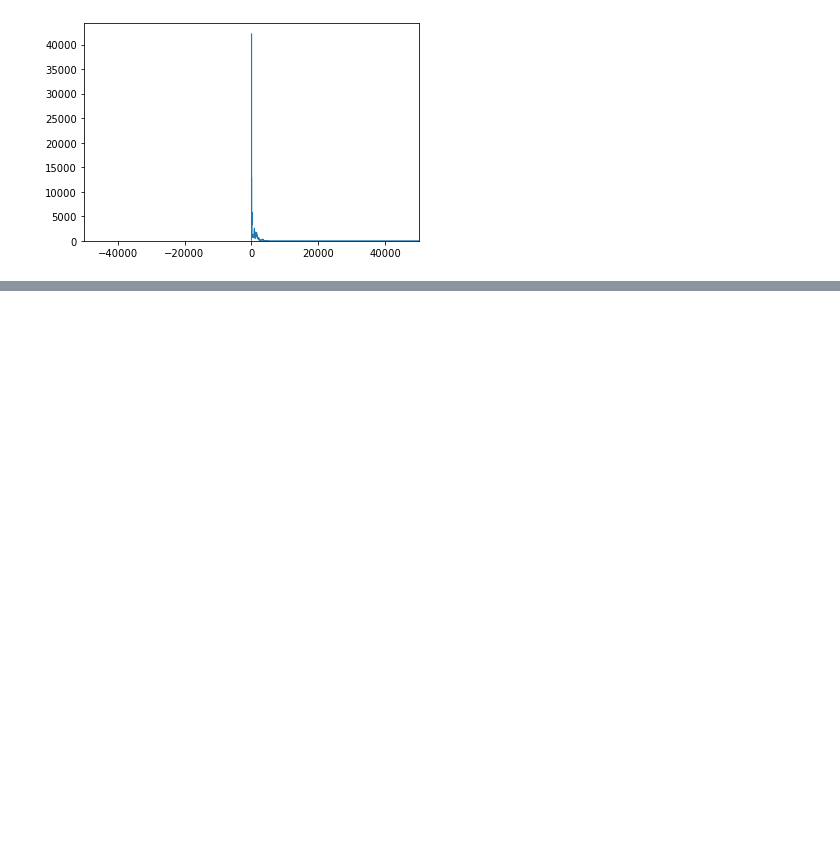
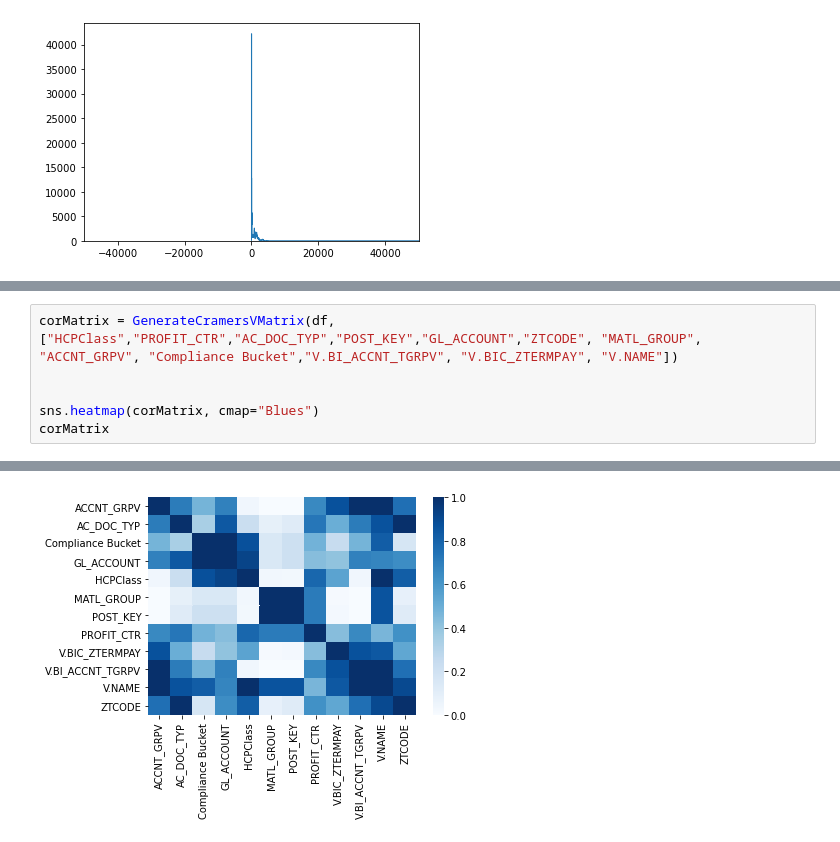
Before and after one commit to dylan1218/ClassificationProject, a Jupyter notebook: ModelsDL_supervised.ipynb, the cells around one changed output, grey strips where cells are left out. Cells and saved outputs as stored; diff of their text form; blank space fills up the shorter version.

```diff
--- a/ModelsDL_supervised.ipynb
+++ b/ModelsDL_supervised.ipynb
@@ -232,0 +445,7 @@ df.boxplot(column=['DEB_CRE_USD'])
+# %%
+corMatrix = GenerateCramersVMatrix(df, ["HCPClass","PROFIT_CTR","AC_DOC_TYP","POST_KEY","GL_ACCOUNT","ZTCODE", "MATL_GROUP", "ACCNT_GRPV", "Compliance Bucket","V.BI_ACCNT_TGRPV", "V.BIC_ZTERMPAY", "V.NAME"])
+
+
+sns.heatmap(corMatrix, cmap="Blues")
+corMatrix
+# %% [output]
@@ -233,3 +465,4 @@ df.boxplot(column=['DEB_CRE_USD'])
+[figure, added]
 # %%
 #Output features excludes non-features engineered fields and adds the dfscaled property to the object
 modelVals.outputFeatures()
```
Also changed, not shown: parts of 22 cells of this notebook, 3 other files.
